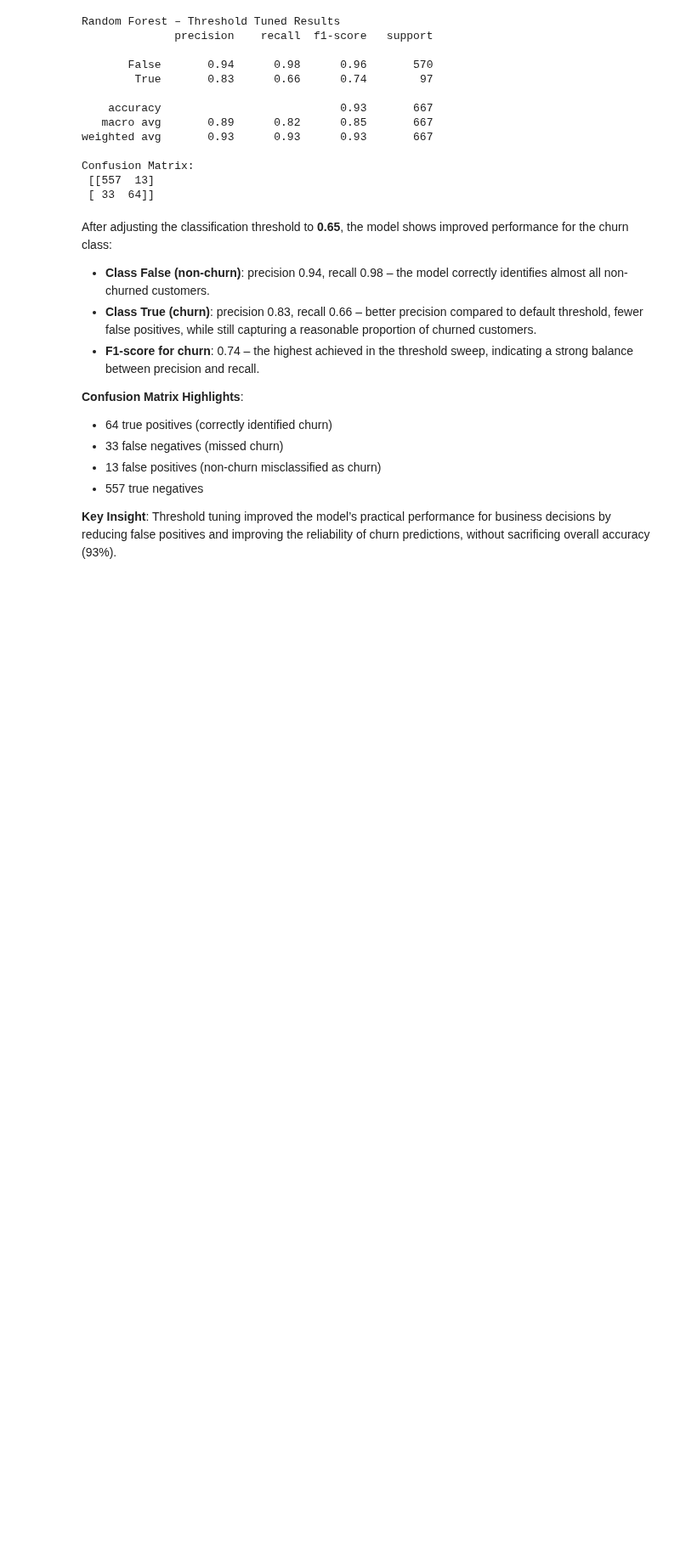
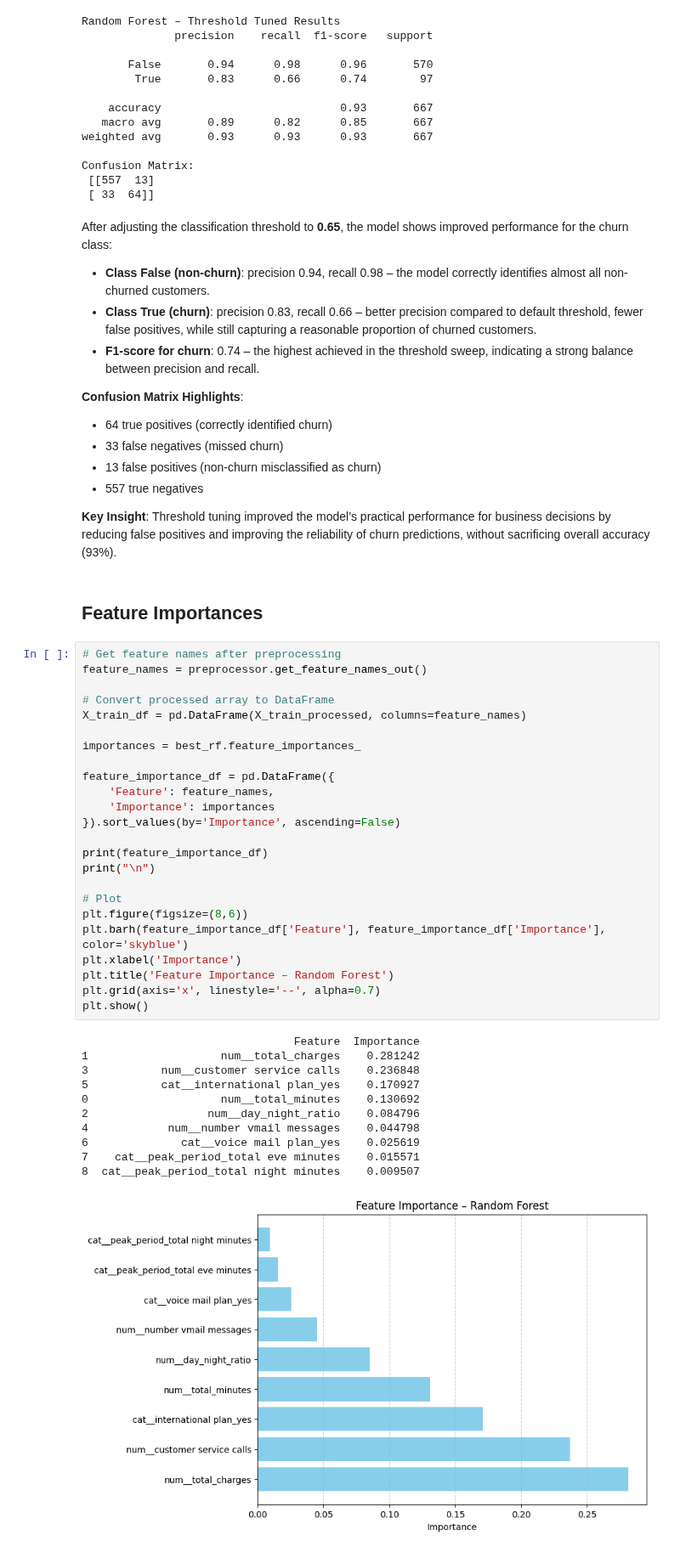
Before and after one commit to NjorogeWinnie/Telecom-churn-analysis, a Jupyter notebook: Telecom_Churn_Analysis.ipynb, the cells around one changed output. Shown at 85% size. Cells and saved outputs as stored; diff of their text form; blank space fills up the shorter version.

Commit message:
Analyzed Feature importances

```diff
--- a/Telecom_Churn_Analysis.ipynb
+++ b/Telecom_Churn_Analysis.ipynb
@@ -987,3 +987,41 @@ After adjusting the classification threshold to **0.65**, the model shows improv
 - 557 true negatives
 
 **Key Insight**: Threshold tuning improved the model’s practical performance for business decisions by reducing false positives and improving the reliability of churn predictions, without sacrificing overall accuracy (93%).
+# %% [markdown]
+## **Feature Importances**
+# %%
+# Get feature names after preprocessing
+feature_names = preprocessor.get_feature_names_out()
+
+# Convert processed array to DataFrame
+X_train_df = pd.DataFrame(X_train_processed, columns=feature_names)
+
+importances = best_rf.feature_importances_
+
+feature_importance_df = pd.DataFrame({
+    'Feature': feature_names,
+    'Importance': importances
+}).sort_values(by='Importance', ascending=False)
+
+print(feature_importance_df)
+print("\n")
+
+# Plot
+plt.figure(figsize=(8,6))
+plt.barh(feature_importance_df['Feature'], feature_importance_df['Importance'], color='skyblue')
+plt.xlabel('Importance')
+plt.title('Feature Importance – Random Forest')
+plt.grid(axis='x', linestyle='--', alpha=0.7)
+plt.show()
+# %% [output]
+                                Feature  Importance
+1                    num__total_charges    0.281242
+3           num__customer service calls    0.236848
+5           cat__international plan_yes    0.170927
+0                    num__total_minutes    0.130692
+2                  num__day_night_ratio    0.084796
+4            num__number vmail messages    0.044798
+6              cat__voice mail plan_yes    0.025619
+7    cat__peak_period_total eve minutes    0.015571
+8  cat__peak_period_total night minutes    0.009507
+[figure, added]
```
Also changed, not shown: parts of 1 cell of this notebook.
